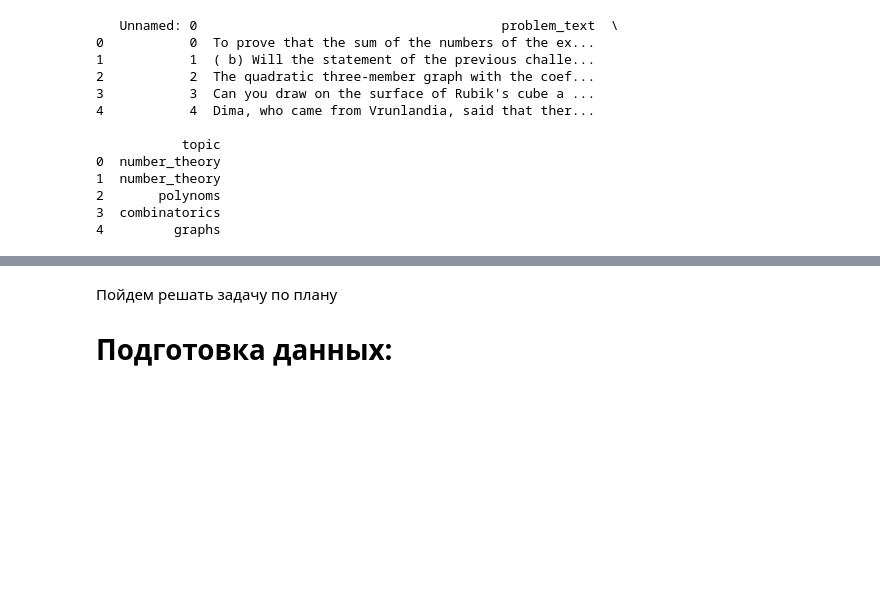
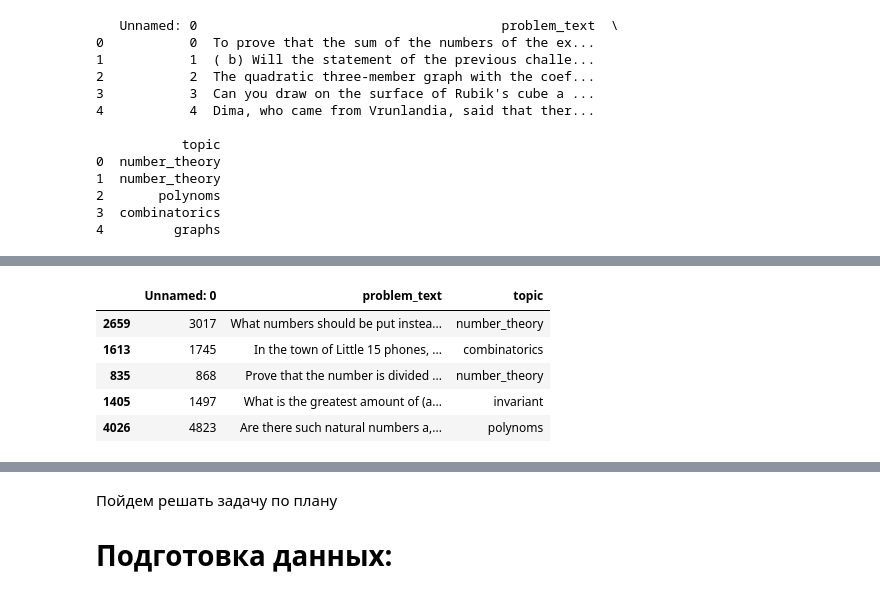
Before and after one commit to syurakshinps/MLDL, a Jupyter notebook: notebook25d0a35e1a.ipynb, the cells around one changed output, grey strips where cells are left out. Cells and saved outputs as stored; diff of their text form; code cells hidden in the pictures; blank space fills up the shorter version.

```diff
--- a/notebook25d0a35e1a.ipynb
+++ b/notebook25d0a35e1a.ipynb
@@ -43,0 +126,9 @@ print(data.head())
+# %%
+train.head()
+# %% [output]
+|  | Unnamed: 0 | problem_text | topic |
+| 2659 | 3017 | What numbers should be put instea... | number_theory |
+| 1613 | 1745 | In the town of Little 15 phones, ... | combinatorics |
+| 835 | 868 | Prove that the number is divided ... | number_theory |
+| 1405 | 1497 | What is the greatest amount of (a... | invariant |
+| 4026 | 4823 | Are there such natural numbers a,... | polynoms |
```
Also changed, not shown: parts of 47 cells of this notebook.
